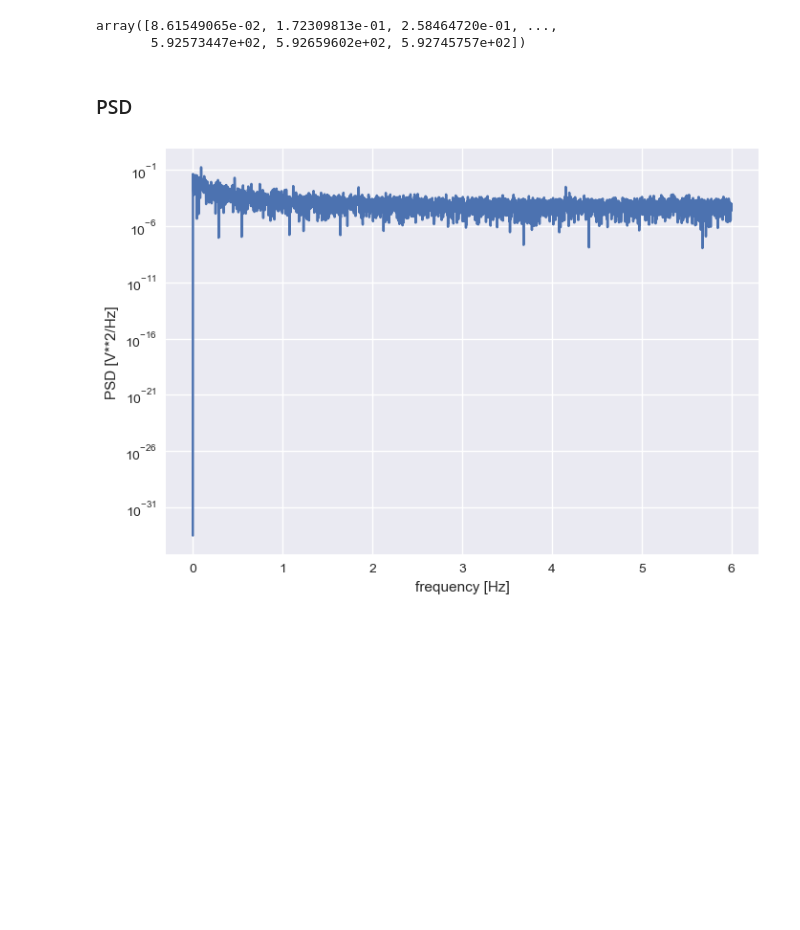
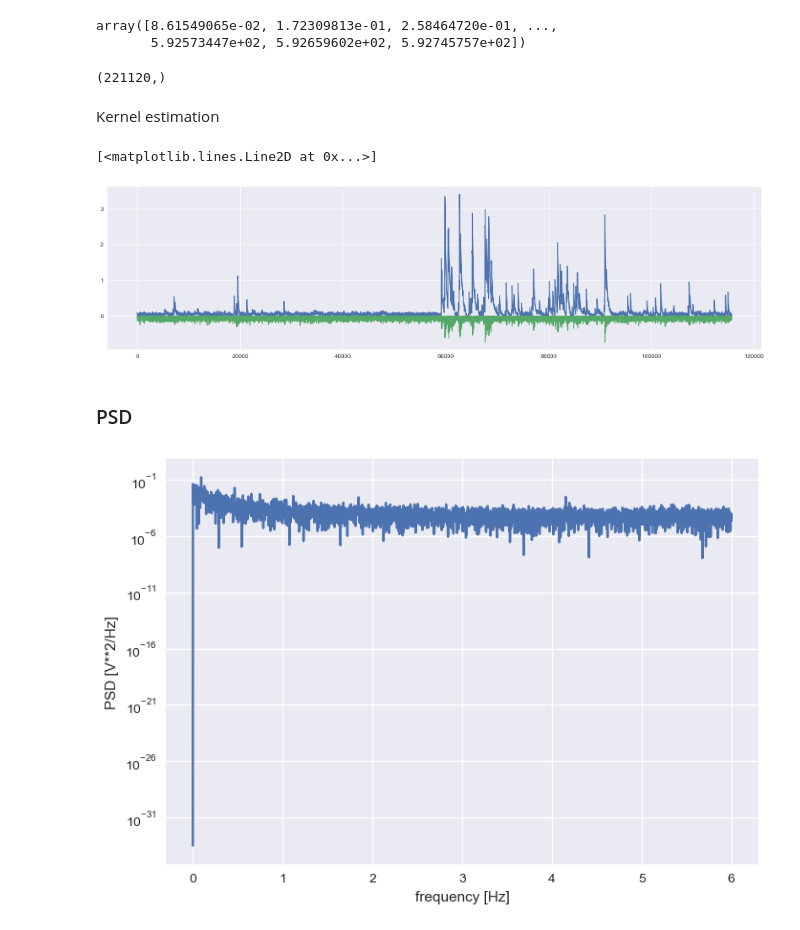
Before and after one commit to mjoudy/Cascade, a Jupyter notebook: cascade_download.ipynb, the cells around one changed output. Saved outputs shown, nothing was run; the diff lists cells and outputs as text; code cells hidden in the pictures; blank space fills up the shorter version.

Commit message:
kernel estimation by derivativ method added.

```diff
--- a/cascade_download.ipynb
+++ b/cascade_download.ipynb
@@ -272,3 +281,9 @@ times
 # %% [output]
 array([8.61549065e-02, 1.72309813e-01, 2.58464720e-01, ...,
        5.92573447e+02, 5.92659602e+02, 5.92745757e+02])
+# %%
+np.shape(evenly_spaced_time)
+# %% [output]
+(221120,)
+# %% [markdown]
+Kernel estimation
@@ -275,3 +292,12 @@ array([8.61549065e-02, 1.72309813e-01, 2.58464720e-01, ...,
+# %%
+signal , deriv = smoothed_signals(upsampled_signal, 51)
+# %%
+fig, ax = plt.subplots(figsize=(20,5))
+ax.plot(signal)
+ax.plot(30*deriv)
+# %% [output]
+[<matplotlib.lines.Line2D at 0x...>]
+[figure, added]
 # %% [markdown]
 ### PSD
 # %%
```
Also changed, not shown: parts of 5 cells of this notebook, 1 other file.
